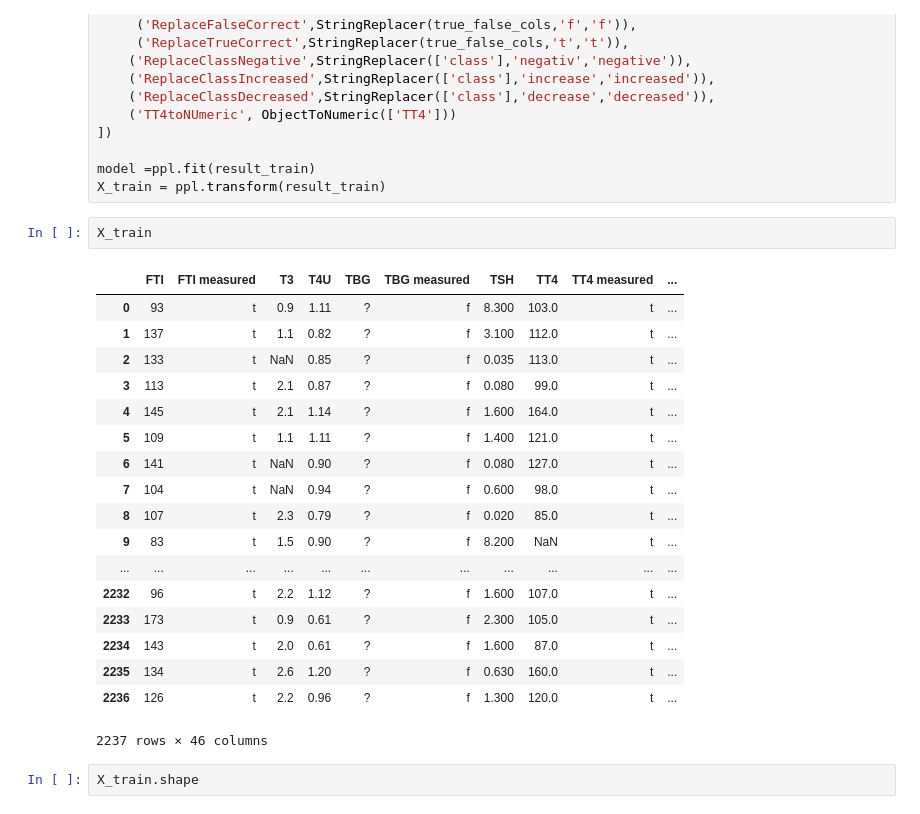
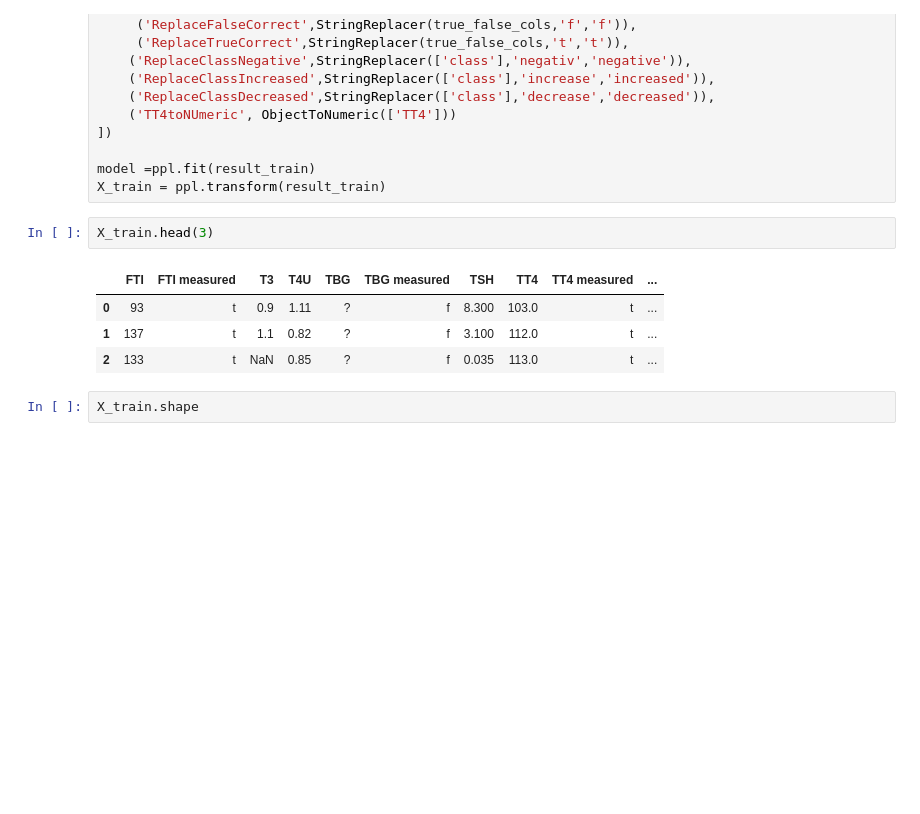
Before and after one commit to Pomichal/pr1_IAU, a Jupyter notebook: Preprocessing.ipynb, the cells around one changed output. Drawn from its saved outputs; the diff is of its cells as text; blank space fills up the shorter version.

```diff
--- a/Preprocessing.ipynb
+++ b/Preprocessing.ipynb
@@ -373,26 +389,12 @@ ppl = Pipeline([
 model =ppl.fit(result_train)
 X_train = ppl.transform(result_train)
 # %%
-X_train
+X_train.head(3)
 # %% [output]
 |  | FTI | FTI measured | T3 | T4U | TBG | TBG measured | TSH | TT4 | TT4 measured | ... |
 | 0 | 93 | t | 0.9 | 1.11 | ? | f | 8.300 | 103.0 | t | ... |
 | 1 | 137 | t | 1.1 | 0.82 | ? | f | 3.100 | 112.0 | t | ... |
 | 2 | 133 | t | NaN | 0.85 | ? | f | 0.035 | 113.0 | t | ... |
-| 3 | 113 | t | 2.1 | 0.87 | ? | f | 0.080 | 99.0 | t | ... |
-| 4 | 145 | t | 2.1 | 1.14 | ? | f | 1.600 | 164.0 | t | ... |
-| 5 | 109 | t | 1.1 | 1.11 | ? | f | 1.400 | 121.0 | t | ... |
-| 6 | 141 | t | NaN | 0.90 | ? | f | 0.080 | 127.0 | t | ... |
-| 7 | 104 | t | NaN | 0.94 | ? | f | 0.600 | 98.0 | t | ... |
-| 8 | 107 | t | 2.3 | 0.79 | ? | f | 0.020 | 85.0 | t | ... |
-| 9 | 83 | t | 1.5 | 0.90 | ? | f | 8.200 | NaN | t | ... |
-| ... | ... | ... | ... | ... | ... | ... | ... | ... | ... | ... |
-| 2232 | 96 | t | 2.2 | 1.12 | ? | f | 1.600 | 107.0 | t | ... |
-| 2233 | 173 | t | 0.9 | 0.61 | ? | f | 2.300 | 105.0 | t | ... |
-| 2234 | 143 | t | 2.0 | 0.61 | ? | f | 1.600 | 87.0 | t | ... |
-| 2235 | 134 | t | 2.6 | 1.20 | ? | f | 0.630 | 160.0 | t | ... |
-| 2236 | 126 | t | 2.2 | 0.96 | ? | f | 1.300 | 120.0 | t | ... |
-2237 rows × 46 columns
 # %%
 X_train.shape
 # %% [output]
```
Also changed, not shown: parts of 12 cells of this notebook, 1 other file.
